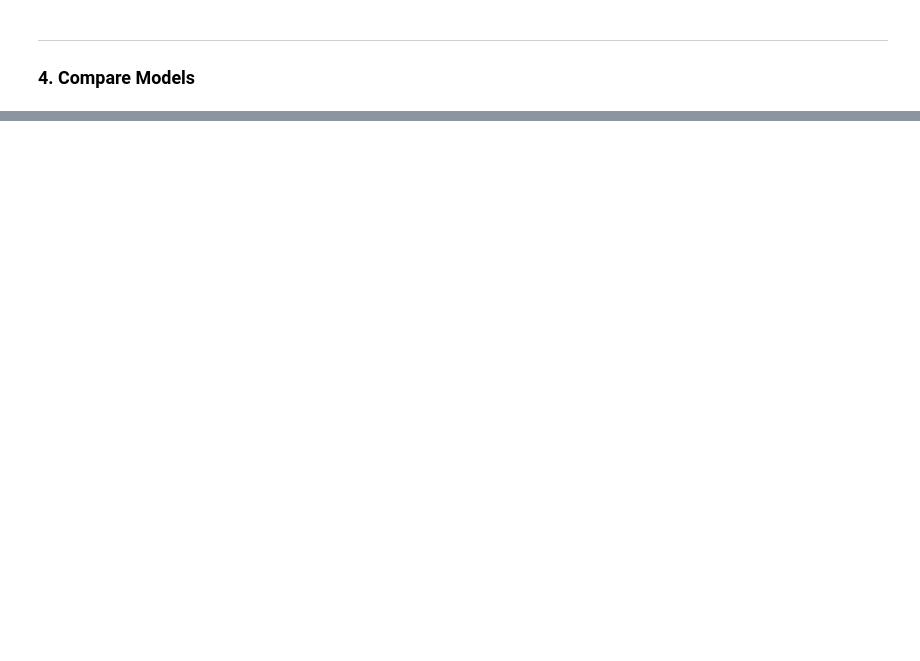
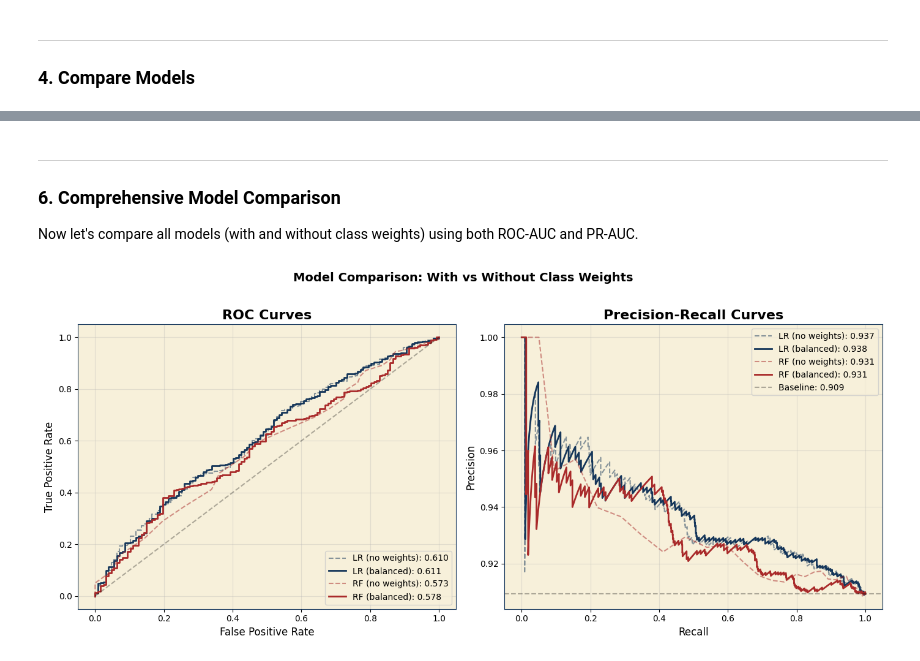
Before and after one commit to Tuminha/Implant-Success-Kaggle-Competition-, a Jupyter notebook: notebooks/03_Baseline_Models.ipynb, the cells around one changed output, grey strips where cells are left out. Saved outputs shown, nothing was run; the diff lists cells and outputs as text; code cells hidden in the pictures; blank space fills up the shorter version.

```diff
--- a/notebooks/03_Baseline_Models.ipynb
+++ b/notebooks/03_Baseline_Models.ipynb
@@ -289,0 +547,80 @@ print(f"\n🏆 Best baseline model: {best_model}")
+# %% [markdown]
+---
+
+### 6. Comprehensive Model Comparison
+
+Now let's compare all models (with and without class weights) using both ROC-AUC and PR-AUC.
+# %%
+# =============================================================================
+# PRECISION-RECALL CURVES (Better for Imbalanced Data)
+# =============================================================================
+# PR curves show the trade-off between precision and recall at different thresholds
+# PR-AUC (Average Precision) is more informative than ROC-AUC for imbalanced data
+
+fig, axes = plt.subplots(1, 2, figsize=(14, 6))
+
+# --- ROC Curves ---
+ax1 = axes[0]
+
+# Logistic Regression
+fpr_lr, tpr_lr, _ = roc_curve(y_val, y_pred_lr_proba)
+fpr_lr_bal, tpr_lr_bal, _ = roc_curve(y_val, y_pred_lr_bal_proba)
+ax1.plot(fpr_lr, tpr_lr, '--', color=COLORS['periospot_blue'],
+         label=f'LR (no weights): {roc_auc_lr:.3f}', alpha=0.5)
+ax1.plot(fpr_lr_bal, tpr_lr_bal, '-', color=COLORS['periospot_blue'],
+         label=f'LR (balanced): {roc_auc_lr_bal:.3f}', linewidth=2)
+
+# Random Forest
+fpr_rf, tpr_rf, _ = roc_curve(y_val, y_pred_rf_proba)
+fpr_rf_bal, tpr_rf_bal, _ = roc_curve(y_val, y_pred_rf_bal_proba)
+ax1.plot(fpr_rf, tpr_rf, '--', color=COLORS['crimson_blaze'],
+         label=f'RF (no weights): {roc_auc_rf:.3f}', alpha=0.5)
+ax1.plot(fpr_rf_bal, tpr_rf_bal, '-', color=COLORS['crimson_blaze'],
+         label=f'RF (balanced): {roc_auc_rf_bal:.3f}', linewidth=2)
+
+ax1.plot([0, 1], [0, 1], 'k--', alpha=0.3)
+ax1.set_xlabel('False Positive Rate')
+ax1.set_ylabel('True Positive Rate')
+ax1.set_title('ROC Curves', fontweight='bold')
+ax1.legend(loc='lower right')
+ax1.grid(True, alpha=0.3)
+
+# --- Precision-Recall Curves ---
+ax2 = axes[1]
+
+# Logistic Regression
+precision_lr, recall_lr, _ = precision_recall_curve(y_val, y_pred_lr_proba)
+precision_lr_bal, recall_lr_bal, _ = precision_recall_curve(y_val, y_pred_lr_bal_proba)
+pr_auc_lr = average_precision_score(y_val, y_pred_lr_proba)
+
+ax2.plot(recall_lr, precision_lr, '--', color=COLORS['periospot_blue'],
+         label=f'LR (no weights): {pr_auc_lr:.3f}', alpha=0.5)
+ax2.plot(recall_lr_bal, precision_lr_bal, '-', color=COLORS['periospot_blue'],
+         label=f'LR (balanced): {pr_auc_lr_bal:.3f}', linewidth=2)
+
+# Random Forest
+precision_rf, recall_rf, _ = precision_recall_curve(y_val, y_pred_rf_proba)
+precision_rf_bal, recall_rf_bal, _ = precision_recall_curve(y_val, y_pred_rf_bal_proba)
+pr_auc_rf = average_precision_score(y_val, y_pred_rf_proba)
+
+ax2.plot(recall_rf, precision_rf, '--', color=COLORS['crimson_blaze'],
+         label=f'RF (no weights): {pr_auc_rf:.3f}', alpha=0.5)
+ax2.plot(recall_rf_bal, precision_rf_bal, '-', color=COLORS['crimson_blaze'],
+         label=f'RF (balanced): {pr_auc_rf_bal:.3f}', linewidth=2)
+
+# Baseline (random classifier = proportion of positive class)
+baseline = y_val.mean()
+ax2.axhline(y=baseline, color='k', linestyle='--', alpha=0.3, label=f'Baseline: {baseline:.3f}')
+
+ax2.set_xlabel('Recall')
+ax2.set_ylabel('Precision')
+ax2.set_title('Precision-Recall Curves', fontweight='bold')
+ax2.legend(loc='upper right')
+ax2.grid(True, alpha=0.3)
+
+plt.suptitle('Model Comparison: With vs Without Class Weights', fontsize=14, fontweight='bold', y=1.02)
+plt.tight_layout()
+plt.savefig('../figures/balanced_curves_comparison.png', dpi=150, bbox_inches='tight')
+plt.show()
+# %% [output]
+[figure, added]
```
Also changed, not shown: parts of 25 cells of this notebook, 13 other files.
